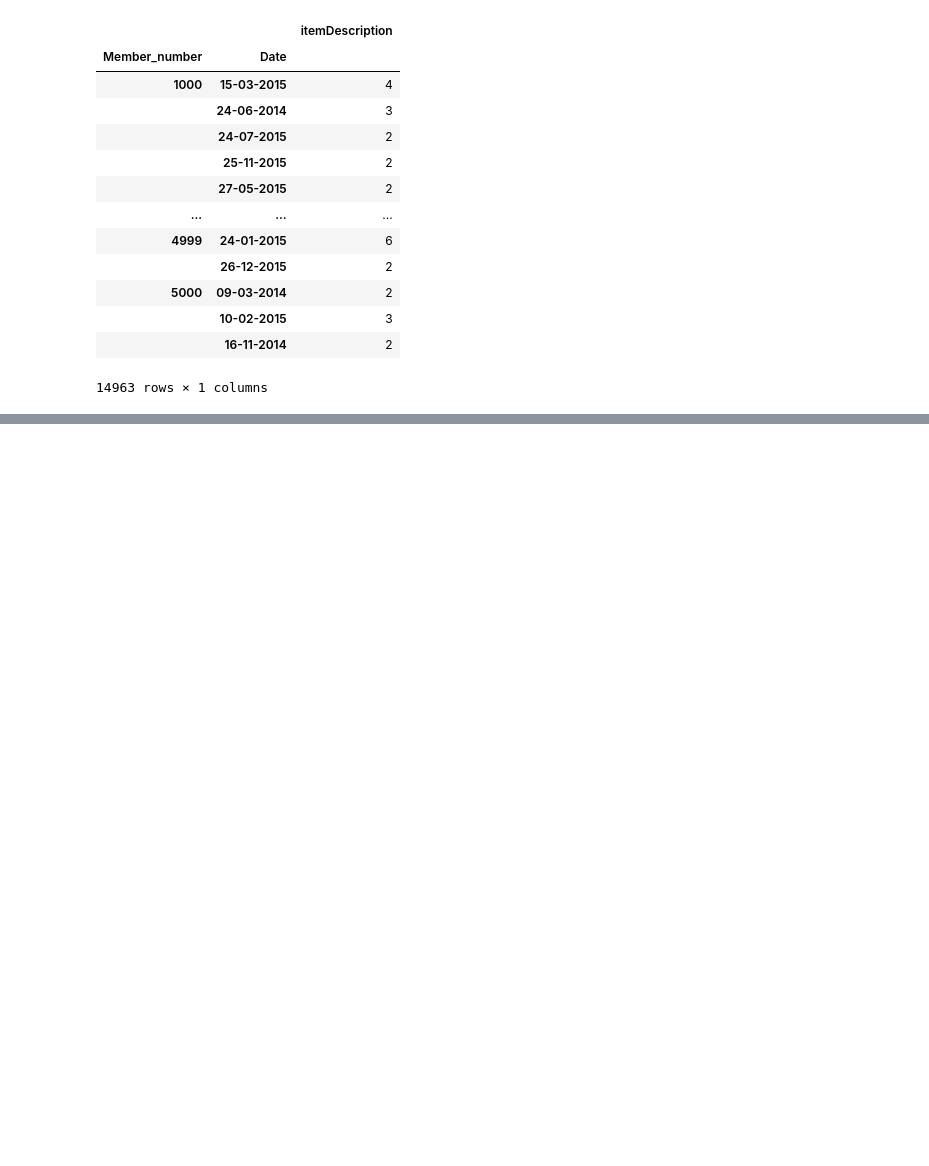
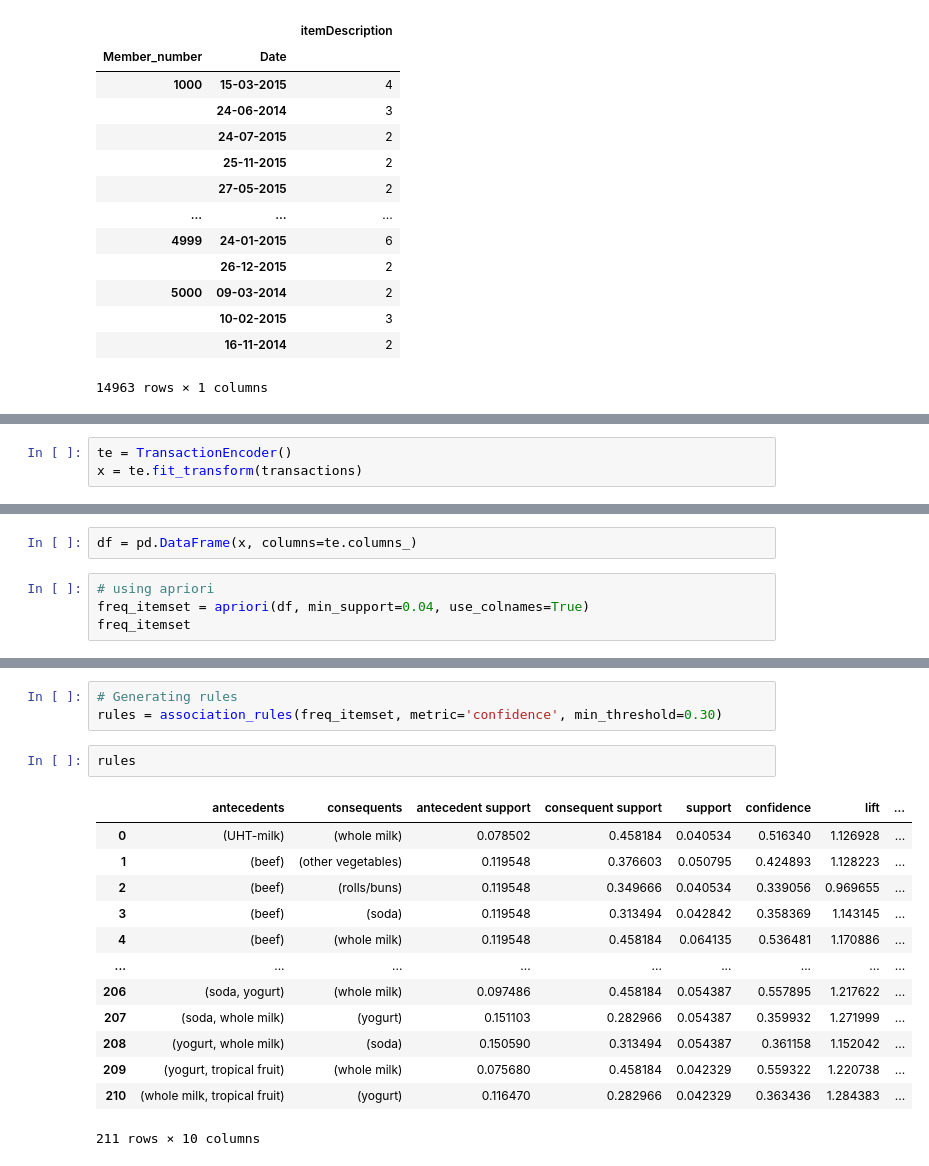
Before and after one commit to OmNikam04/TE_1sem, a Jupyter notebook: ML/Endsem_practicals/apriori/order1_market_basket_analysis.ipynb, the cells around one changed output, grey strips where cells are left out. Cells and saved outputs as stored; diff of their text form; blank space fills up the shorter version.

```diff
--- a/ML/Endsem_practicals/apriori/order1_market_basket_analysis.ipynb
+++ b/ML/Endsem_practicals/apriori/order1_market_basket_analysis.ipynb
@@ -85,0 +111,3 @@ IndexError: list index out of range
+# %%
+te = TransactionEncoder()
+x = te.fit_transform(transactions)
@@ -85,0 +124,6 @@ IndexError: list index out of range
+# %%
+df = pd.DataFrame(x, columns=te.columns_)
+# %%
+# using apriori
+freq_itemset = apriori(df, min_support=0.04, use_colnames=True)
+freq_itemset
@@ -85,0 +144,19 @@ IndexError: list index out of range
+# %%
+# Generating rules
+rules = association_rules(freq_itemset, metric='confidence', min_threshold=0.30)
+# %%
+rules
+# %% [output]
+|  | antecedents | consequents | antecedent support | consequent support | support | confidence | lift | ... |
+| 0 | (UHT-milk) | (whole milk) | 0.078502 | 0.458184 | 0.040534 | 0.516340 | 1.126928 | ... |
+| 1 | (beef) | (other vegetables) | 0.119548 | 0.376603 | 0.050795 | 0.424893 | 1.128223 | ... |
+| 2 | (beef) | (rolls/buns) | 0.119548 | 0.349666 | 0.040534 | 0.339056 | 0.969655 | ... |
+| 3 | (beef) | (soda) | 0.119548 | 0.313494 | 0.042842 | 0.358369 | 1.143145 | ... |
+| 4 | (beef) | (whole milk) | 0.119548 | 0.458184 | 0.064135 | 0.536481 | 1.170886 | ... |
+| ... | ... | ... | ... | ... | ... | ... | ... | ... |
+| 206 | (soda, yogurt) | (whole milk) | 0.097486 | 0.458184 | 0.054387 | 0.557895 | 1.217622 | ... |
+| 207 | (soda, whole milk) | (yogurt) | 0.151103 | 0.282966 | 0.054387 | 0.359932 | 1.271999 | ... |
+| 208 | (yogurt, whole milk) | (soda) | 0.150590 | 0.313494 | 0.054387 | 0.361158 | 1.152042 | ... |
+| 209 | (yogurt, tropical fruit) | (whole milk) | 0.075680 | 0.458184 | 0.042329 | 0.559322 | 1.220738 | ... |
+| 210 | (whole milk, tropical fruit) | (yogurt) | 0.116470 | 0.282966 | 0.042329 | 0.363436 | 1.284383 | ... |
+211 rows × 10 columns
```
Also changed, not shown: parts of 13 cells of this notebook, 5 other files.
